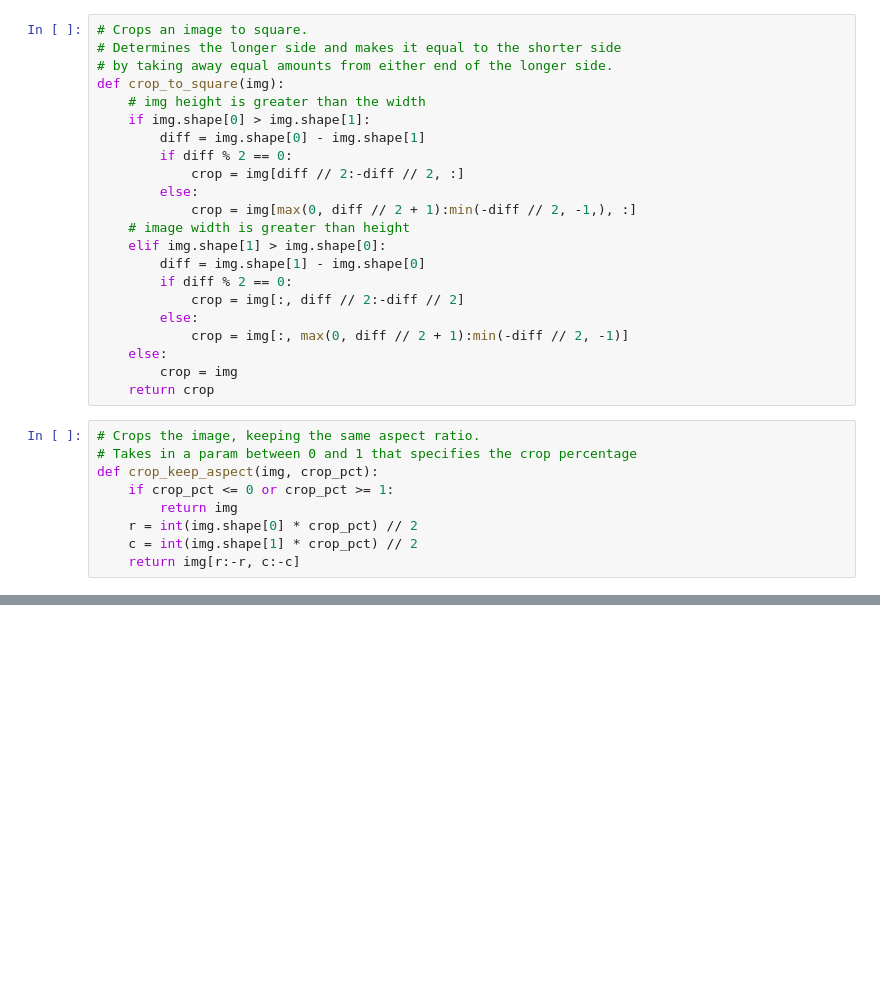
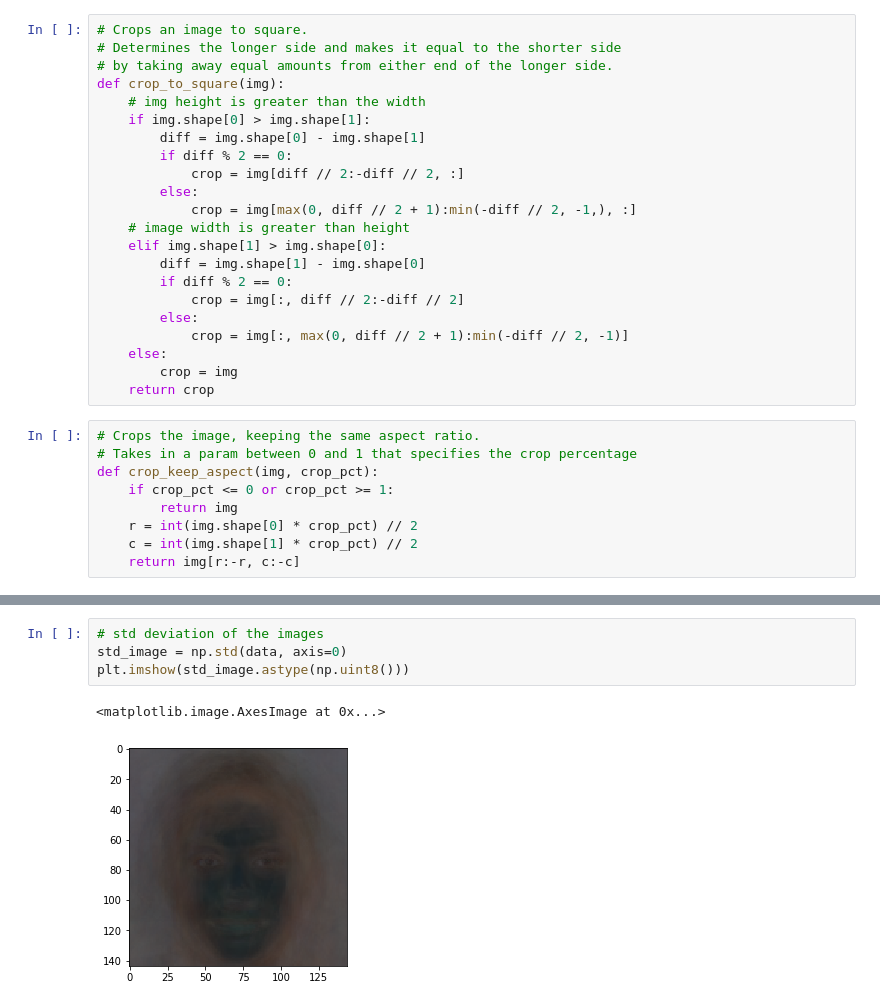
Before and after one commit to harinik/mlexperiments, a Jupyter notebook: CADL - intro.ipynb, the cells around one changed output, grey strips where cells are left out. Drawn from its saved outputs; the diff is of its cells as text; blank space fills up the shorter version.

```diff
--- a/CADL - intro.ipynb
+++ b/CADL - intro.ipynb
@@ -97,0 +104,7 @@ plt.imshow(imgs[np.random.randint(100)])
+# %%
+# std deviation of the images
+std_image = np.std(data, axis=0)
+plt.imshow(std_image.astype(np.uint8()))
+# %% [output]
+<matplotlib.image.AxesImage at 0x...>
+[figure, added]
```
Also changed, not shown: parts of 9 cells of this notebook.
